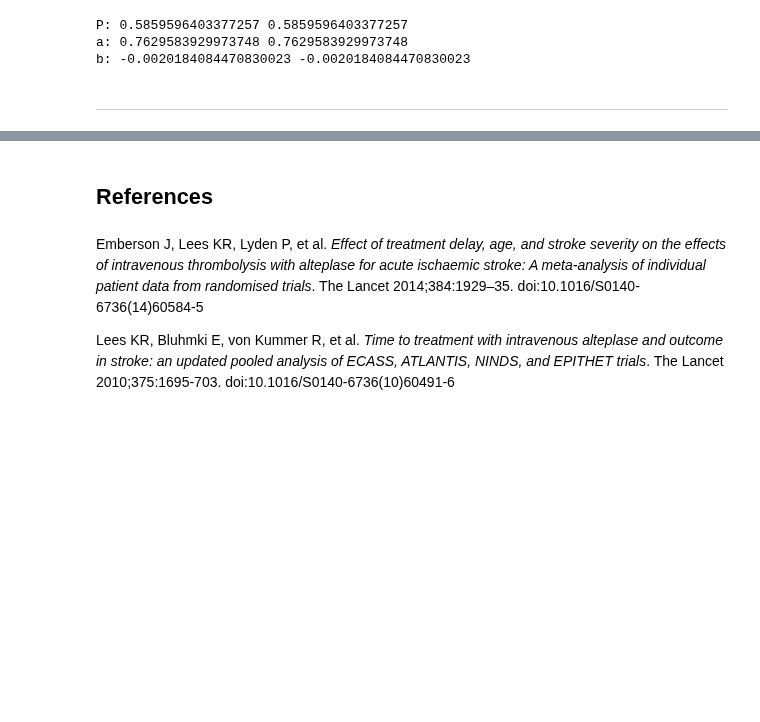
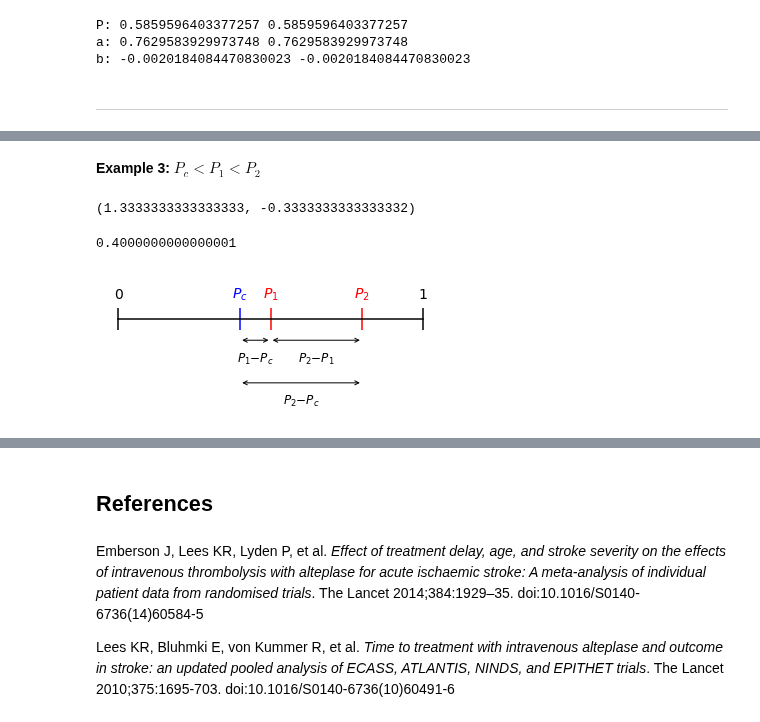
Before and after one commit to samuel-book/stroke_outcome, a Jupyter notebook: mRS_outcomes_scale.ipynb, the cells around one changed output, grey strips where cells are left out. Cells and saved outputs as stored; diff of their text form; code cells hidden in the pictures; blank space fills up the shorter version.

```diff
--- a/mRS_outcomes_scale.ipynb
+++ b/mRS_outcomes_scale.ipynb
@@ -623,0 +833,20 @@ b: -0.0020184084470830023 -0.0020184084470830023
+# %% [markdown]
+__Example 3:__ $P_c<P_1<P_2$
+# %%
+P1 = 0.5; P2 = 0.8; Pc = 0.4
+
+w2 = (Pc - P1) / (P2 - P1)
+w1 = 1 - w2
+# %%
+w1, w2
+# %% [output]
+(1.3333333333333333, -0.3333333333333332)
+# %%
+w1*P1 + w2*P2
+# %% [output]
+0.4000000000000001
+# %%
+plot_number_line([P1, P2, Pc])
+plt.show()
+# %% [output]
+[figure, added]
```
Also changed, not shown: parts of 45 cells of this notebook, 1 other file.
